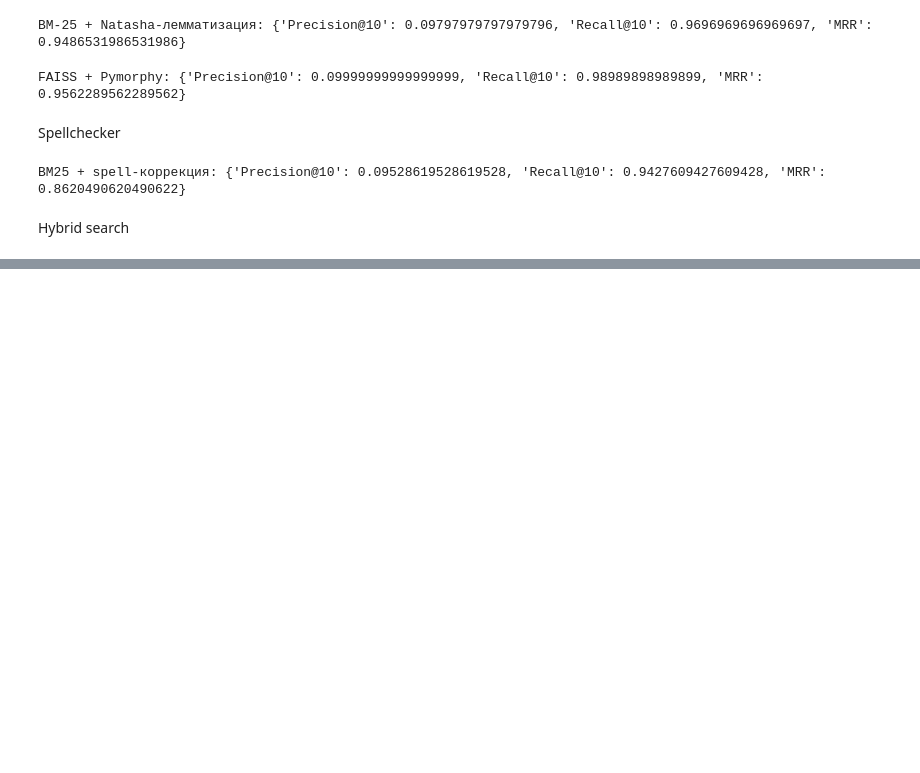
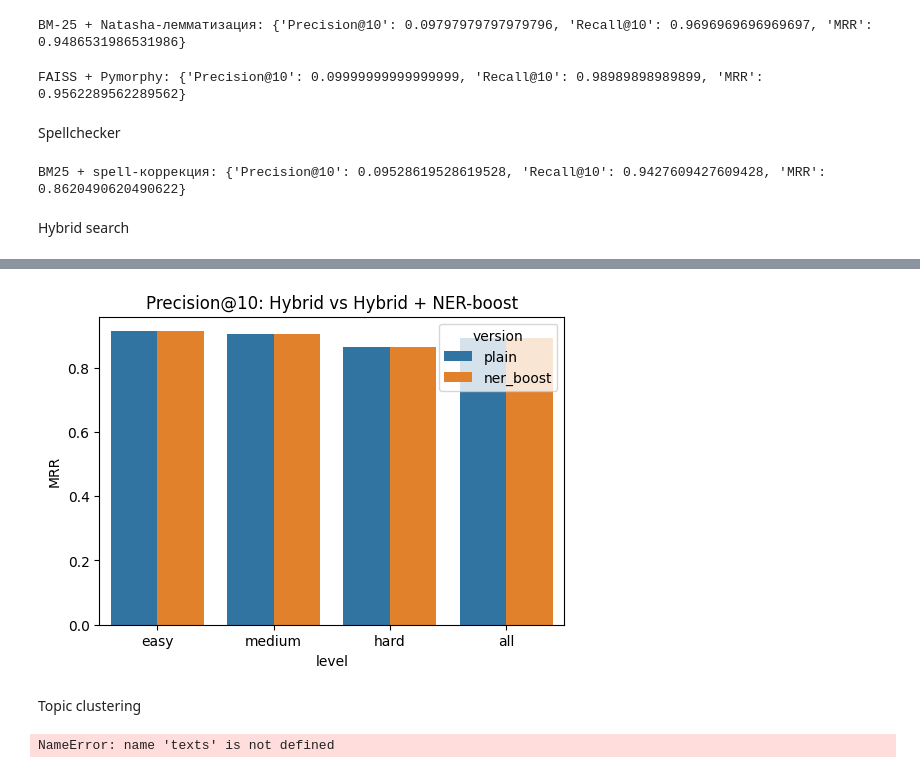
Before and after one commit to Makual/Course-paper-233-2025, a Jupyter notebook: research/experiments.ipynb, the cells around one changed output, grey strips where cells are left out. Drawn from its saved outputs; the diff is of its cells as text; code cells hidden in the pictures; blank space fills up the shorter version.

```diff
--- a/research/experiments.ipynb
+++ b/research/experiments.ipynb
@@ -116,10 +140,10 @@ metrics_by_level
 # %%
 faiss_frida = FaissResearch(model_name="sergeyzh/BERTA", embed_dim=768)
-faiss_frida.index(texts, ids)
+faiss_frida.index(tqdm(texts), ids)
 
 metrics_by_level = {
-    lvl: evaluate(faiss_frida, qgt, top_k=10)
-    for lvl, qgt in q_groups.items()
+    lvl: evaluate(faiss_frida, qgt, top_k=10, max_workers=20)
+    for lvl, qgt in tqdm(q_groups.items())
 }
 
 metrics_by_level
@@ -322,0 +436,57 @@ metrics_by_level
+# %%
+hybrid_plain = HybridFastBackend(N=50)
+metrics_plain = {
+    lvl: evaluate(hybrid_plain, qgt, top_k=10)
+    for lvl, qgt in q_groups.items()
+}
+# %%
+hybrid_ner   = HybridFastNERBackend(N=50, alpha=0.05)
+faiss_full.id2ents = {
+    str(ids[i]): extract_ents(texts[i])
+    for i in tqdm(range(len(ids)), desc="NER payload")
+}
+metrics_ner = {
+    lvl: evaluate(hybrid_ner, qgt, top_k=10)
+    for lvl, qgt in q_groups.items()
+}
+# %%
+df_plain = (pd.DataFrame(metrics_plain).T
+            .assign(version="plain")
+            .reset_index(names="level"))
+df_ner   = (pd.DataFrame(metrics_ner).T
+            .assign(version="ner_boost")
+            .reset_index(names="level"))
+
+df_cmp = pd.concat([df_plain, df_ner])
+# %%
+import seaborn as sns, matplotlib.pyplot as plt
+plt.figure(figsize=(6,4))
+sns.barplot(data=df_cmp, x="level", y="MRR", hue="version")
+plt.title("Precision@10: Hybrid vs Hybrid + NER-boost")
+plt.show()
+# %% [output]
+[figure, added]
+# %% [markdown]
+Topic clustering
+# %%
+faiss_frida = FaissResearch(model_name="sergeyzh/BERTA", embed_dim=768)
+faiss_frida.index(texts, ids)
+
+from sklearn.cluster import MiniBatchKMeans
+from sklearn.manifold import TSNE   # для картинки 2-D
+import matplotlib.pyplot as plt
+
+emb = faiss_frida.embeddings          # shape (N,768)
+kmeans = MiniBatchKMeans(n_clusters=20, batch_size=1024, random_state=42).fit(emb)
+df_docs["cluster"] = kmeans.labels_
+
+# ── 2-D-проекция на t-SNE для иллюстрации ──
+subset = emb[:2000]                   # чтобы t-SNE не тормозил
+tsne2d  = TSNE(n_components=2, perplexity=30, init="pca", random_state=42).fit_transform(subset)
+plt.figure(figsize=(6,5))
+plt.scatter(tsne2d[:,0], tsne2d[:,1], c=kmeans.labels_[:2000], s=12, cmap="tab20")
+plt.title("Тематические кластеры новостей (t-SNE)")
+plt.axis("off")
+plt.show()
+# %% [output]
+NameError: name 'texts' is not defined
```
Also changed, not shown: parts of 16 cells of this notebook, 30 other files.
